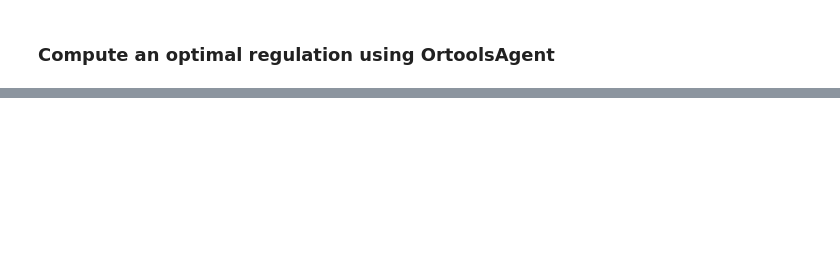
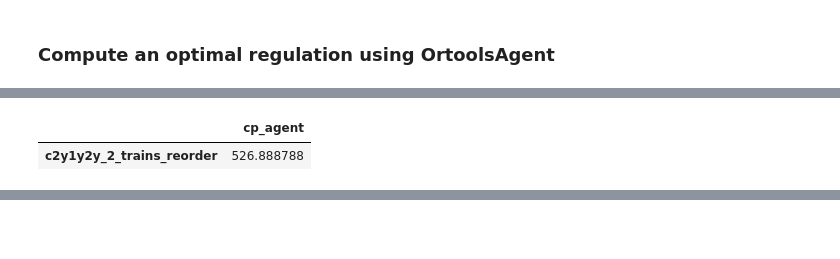
Before and after one commit to ed-rhilbert/cpagent, a Jupyter notebook: docs/examples/getting_started.ipynb, the cells around one changed output, grey strips where cells are left out. Drawn from its saved outputs; the diff is of its cells as text; code cells hidden in the pictures; blank space fills up the shorter version.

```diff
--- a/docs/examples/getting_started.ipynb
+++ b/docs/examples/getting_started.ipynb
@@ -111,0 +104,4 @@ ortools_regulated_schedule = schedule_from_osrd(ortools_regulated)
+# %%
+agent = CpAgent("cp_agent")
+agent.regulate_scenario("c2y1y2y_2_trains_reorder")
+# %% [output]
@@ -112,2 +125,4 @@ ortools_regulated_schedule = schedule_from_osrd(ortools_regulated)
+|  | cp_agent |
+| c2y1y2y_2_trains_reorder | 526.888788 |
 # %%
 # Plot the space/time graph
```
Also changed, not shown: parts of 8 cells of this notebook, 7 other files.
